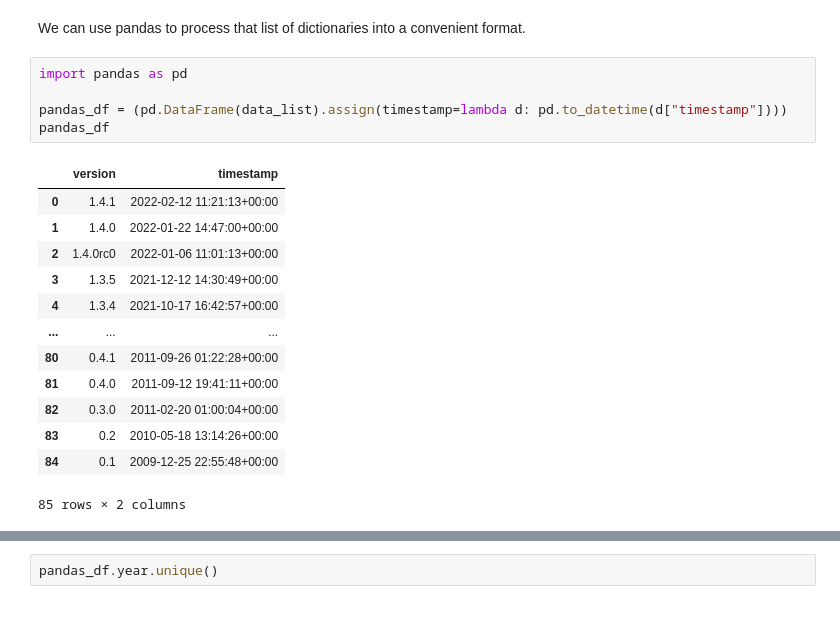
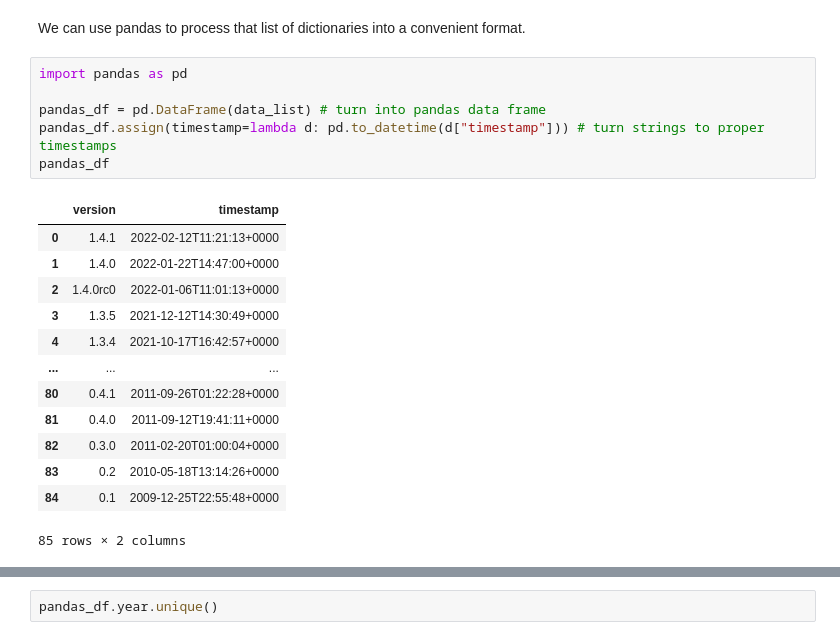
Before and after one commit to alina-artcibasova/version_scraping, a Jupyter notebook: version_history_pandas.ipynb, the cells around one changed output, grey strips where cells are left out. Cells and saved outputs as stored; diff of their text form.

Commit message:
Rewrote pandas notebook for clarity

```diff
--- a/version_history_pandas.ipynb
+++ b/version_history_pandas.ipynb
@@ -77,21 +96,22 @@ We can use pandas to process that list of dictionaries into a convenient format.
 # %%
 import pandas as pd
 
-pandas_df = (pd.DataFrame(data_list).assign(timestamp=lambda d: pd.to_datetime(d["timestamp"])))
+pandas_df = pd.DataFrame(data_list) # turn into pandas data frame
+pandas_df.assign(timestamp=lambda d: pd.to_datetime(d["timestamp"])) # turn strings to proper timestamps
 pandas_df
 # %% [output]
 |  | version | timestamp |
-| 0 | 1.4.1 | 2022-02-12 11:21:13+00:00 |
-| 1 | 1.4.0 | 2022-01-22 14:47:00+00:00 |
-| 2 | 1.4.0rc0 | 2022-01-06 11:01:13+00:00 |
-| 3 | 1.3.5 | 2021-12-12 14:30:49+00:00 |
-| 4 | 1.3.4 | 2021-10-17 16:42:57+00:00 |
+| 0 | 1.4.1 | 2022-02-12T11:21:13+0000 |
+| 1 | 1.4.0 | 2022-01-22T14:47:00+0000 |
+| 2 | 1.4.0rc0 | 2022-01-06T11:01:13+0000 |
+| 3 | 1.3.5 | 2021-12-12T14:30:49+0000 |
+| 4 | 1.3.4 | 2021-10-17T16:42:57+0000 |
 | ... | ... | ... |
-| 80 | 0.4.1 | 2011-09-26 01:22:28+00:00 |
-| 81 | 0.4.0 | 2011-09-12 19:41:11+00:00 |
-| 82 | 0.3.0 | 2011-02-20 01:00:04+00:00 |
-| 83 | 0.2 | 2010-05-18 13:14:26+00:00 |
-| 84 | 0.1 | 2009-12-25 22:55:48+00:00 |
+| 80 | 0.4.1 | 2011-09-26T01:22:28+0000 |
+| 81 | 0.4.0 | 2011-09-12T19:41:11+0000 |
+| 82 | 0.3.0 | 2011-02-20T01:00:04+0000 |
+| 83 | 0.2 | 2010-05-18T13:14:26+0000 |
+| 84 | 0.1 | 2009-12-25T22:55:48+0000 |
 85 rows × 2 columns
 # %%
 pandas_df.timestamp.describe()
```
Also changed, not shown: parts of 3 cells of this notebook.
